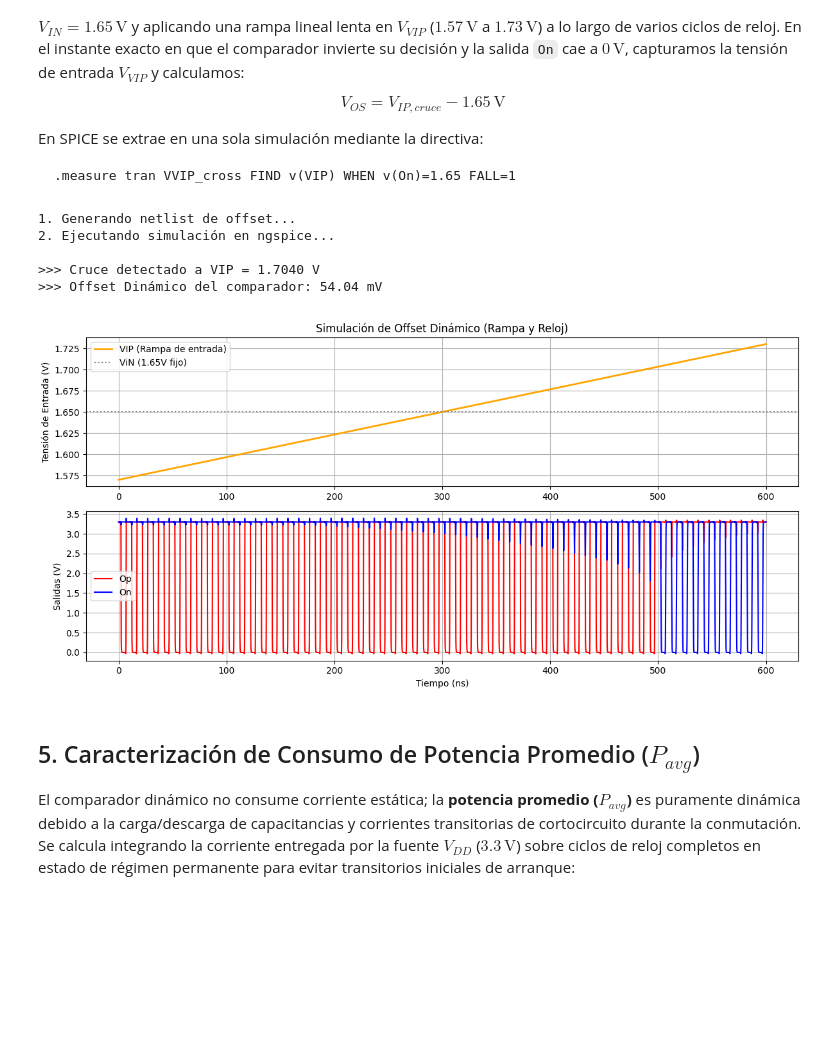
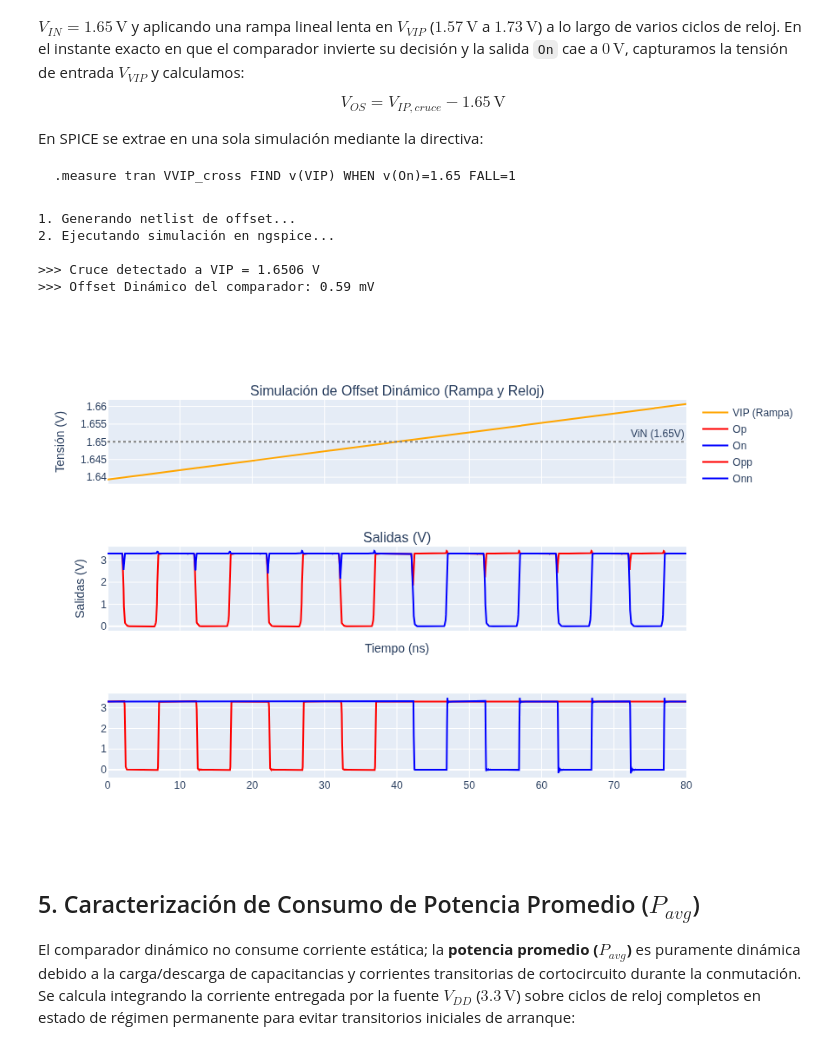
Before and after one commit to Gior-gio/Chipathon-2026-OnChipSAR, a Jupyter notebook: designs/sar_adc/comparator/Testbench/comparador_characterizer.ipynb, the cells around one changed output. Cells and saved outputs as stored; diff of their text form; code cells hidden in the pictures; blank space fills up the shorter version.

Commit message:
Optimizar simulacion de offset y parametrizar variables de testbench

```diff
--- a/designs/sar_adc/comparator/Testbench/comparador_characterizer.ipynb
+++ b/designs/sar_adc/comparator/Testbench/comparador_characterizer.ipynb
@@ -131,15 +133,17 @@ env = os.environ.copy()
 env["PDK_ROOT"] = "/foss/pdks"
 env["PDK"] = "gf180mcuD"
 env["PDKPATH"] = "/foss/pdks/gf180mcuD"
-env["PWD"] = "/foss/designs"
+env["PWD"] = SCH_DIR
 subprocess.run(
-    ['/foss/tools/xschem/bin/xschem', '-n', '-q', '-o', '/foss/designs', '-p', '/foss/designs/strongARM.sch'],
-    check=True, env=env
+    f"source /headless/.bashrc && xschem -n -q -o {SCH_DIR} {SCH_DIR}/{CELL_NAME}.sch",
+    shell=True, executable='/bin/bash', check=True,
+    cwd=SCH_DIR
 )
 
+
 # Limpiar el netlist del comparador para remover comentarios de subcircuito
-input_file = '/foss/designs/strongARM.spice'
-output_file = '/foss/designs/strongARM_clean.spice'
+input_file = os.path.join(SCH_DIR, f'{CELL_NAME}.spice')
+output_file = os.path.join(SCH_DIR, f'{CELL_NAME}_clean.spice')
 
 with open(input_file, 'r') as f:
     content = f.read()
@@ -149,7 +153,7 @@ cleaned = cleaned.replace('**.ends', '.ends')
 
 with open(output_file, 'w') as f:
     f.write(cleaned)
-
+print(output_file)
 print("Netlist limpio de transistores generado en strongARM_clean.spice")
 # %% [output]
 1. Re-generando netlist de strongARM.sch...
@@ -263,7 +279,7 @@ En SPICE se extrae en una sola simulación mediante la directiva:
 spice_file = os.path.join(SIM_DIR, 'tb_comparador_offset.spice')
 raw_file = os.path.join(SIM_DIR, 'tb_comparador_offset_output.raw')
 
-sim_time = 60 * CLK_PERIOD  # La rampa toma 60 ciclos de reloj para cubrir la distribución sin recortar los extremos
+sim_time = 8 * CLK_PERIOD  # Rampa optimizada de 8 ciclos de reloj para reducir el tiempo de simulación sin alterar la medida
 
 print("1. Generando netlist de offset...")
 spice_code = f"""* Testbench Offset
@@ -273,12 +289,13 @@ spice_code = f"""* Testbench Offset
 .lib {PDK_PATH}/libs.tech/ngspice/sm141064.ngspice mimcap_typical
 .lib {PDK_PATH}/libs.tech/ngspice/sm141064.ngspice cap_mim
 
-.include /foss/designs/strongARM_clean.spice
+.include {SCH_DIR}/{CELL_NAME}_clean.spice
 
-X1 CLK_NEG VDD GND ViN VIP Op On strongARM
+
+{CELL_INST_SPICE}
 
 V1 VDD GND 3.3
-V2 VIP GND pwl(0 1.57 {sim_time} 1.73)
+V2 VIP GND pwl(0 1.63933333 {sim_time} 1.66066667)
 V4 ViN GND 1.65
 V3 CLK_NEG GND pulse(3.3 0 1n 100p 100p {CLK_PERIOD/2} {CLK_PERIOD})
 
@@ -299,53 +316,68 @@ with open(spice_file, 'w') as f:
 
 print("2. Ejecutando simulación en ngspice...")
 res = subprocess.run(
     ['/foss/tools/ngspice/bin/ngspice', '-b', spice_file],
     capture_output=True, text=True, check=True
 )
 
 # Buscar la medición vvip_cross en la salida
 cross_match = re.search(r'vvip_cross\s*=\s*([0-9e.+-]+)', res.stdout, re.IGNORECASE)
 if cross_match:
     vvip_val = float(cross_match.group(1))
     vos_val = (vvip_val - 1.65) * 1e3
     print(f"\n>>> Cruce detectado a VIP = {vvip_val:.4f} V")
     print(f">>> Offset Dinámico del comparador: {vos_val:.2f} mV")
 else:
     print("\nAdvertencia: No se pudo extraer la medida vvip_cross.")
 
 # Cargar datos y graficar
 reader = NgspiceRawReader(raw_file)
 time = reader.get_signal('time') * 1e9
 vclk = reader.get_signal('v(clk_neg)')
 vop = reader.get_signal('v(op)')
 von = reader.get_signal('v(on)')
 vvip = reader.get_signal('v(vip)')
 
-fig, (ax1, ax2) = plt.subplots(2, 1, figsize=(12, 6))
-ax1.plot(time, vvip, label='VIP (Rampa de entrada)', color='orange', linewidth=2)
-ax1.axhline(1.65, color='gray', linestyle=':', label='ViN (1.65V fijo)')
-ax1.grid(True)
-ax1.title.set_text('Simulación de Offset Dinámico (Rampa y Reloj)')
-ax1.set_ylabel('Tensión de Entrada (V)')
-ax1.legend()
-habilitar_cursor_interactivo(fig, ax1, "ns", "V")
+vopp = reader.get_signal('v(x1.opp)')
+vonn = reader.get_signal('v(x1.onn)')
 
-ax2.plot(time, vop, label='Op', color='red')
-ax2.plot(time, von, label='On', color='blue')
-ax2.grid(True)
-ax2.set_xlabel('Tiempo (ns)')
-ax2.set_ylabel('Salidas (V)')
-ax2.legend()
-habilitar_cursor_interactivo(fig, ax2, "ns", "V")
-plt.tight_layout()
-plt.show()
+
+
+
+import plotly.graph_objects as px
+from plotly.subplots import make_subplots
+
+# Crear subplots (2 filas, 1 columna)
+fig = make_subplots(rows=3, cols=1, shared_xaxes=True,
+                    subplot_titles=('Simulación de Offset Dinámico (Rampa y Reloj)', 'Salidas (V)'))
+
+# Gráfica 1
+fig.add_trace(px.Scatter(x=time, y=vvip, name='VIP (Rampa)', line=dict(color='orange', width=2)), row=1, col=1)
+fig.add_hline(y=1.65, line_dash="dot", line_color="gray", annotation_text="ViN (1.65V)", row=1, col=1)
+
+# Gráfica 2
+fig.add_trace(px.Scatter(x=time, y=vop, name='Op', line=dict(color='red')), row=2, col=1)
+fig.add_trace(px.Scatter(x=time, y=von, name='On', line=dict(color='blue')), row=2, col=1)
+
+fig.add_trace(px.Scatter(x=time, y=vopp, name='Opp', line=dict(color='red')), row=3, col=1)
+fig.add_trace(px.Scatter(x=time, y=vonn, name='Onn', line=dict(color='blue')), row=3, col=1)
+
+# Diseños y etiquetas
+fig.update_xaxes(title_text="Tiempo (ns)", row=2, col=1)
+fig.update_yaxes(title_text="Tensión (V)", row=1, col=1)
+fig.update_yaxes(title_text="Salidas (V)", row=2, col=1)
+
+# Habilitar el modo de comparación de picos (cruces por cero, etc.)
+fig.update_layout(hovermode="x unified", height=600, width=1000)
+
+fig.show()
 # %% [output]
 1. Generando netlist de offset...
 2. Ejecutando simulación en ngspice...
 
->>> Cruce detectado a VIP = 1.7040 V
->>> Offset Dinámico del comparador: 54.04 mV
+>>> Cruce detectado a VIP = 1.6506 V
+>>> Offset Dinámico del comparador: 0.59 mV
-[figure, old version]
+[figure, new version]
 # %% [markdown]
 ## 5. Caracterización de Consumo de Potencia Promedio ($P_{avg}$)
 
```
Also changed, not shown: parts of 4 cells of this notebook, 1 other file.
